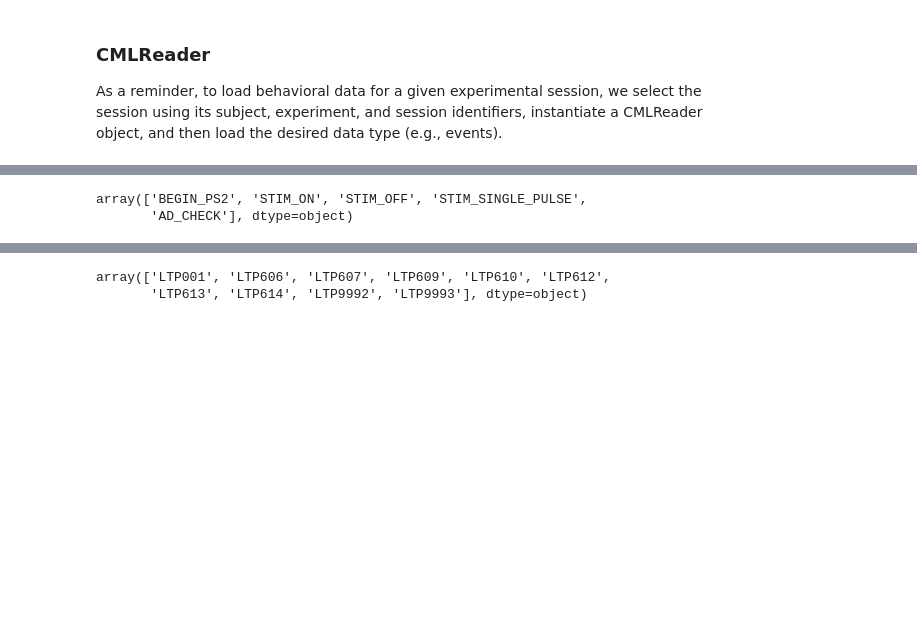
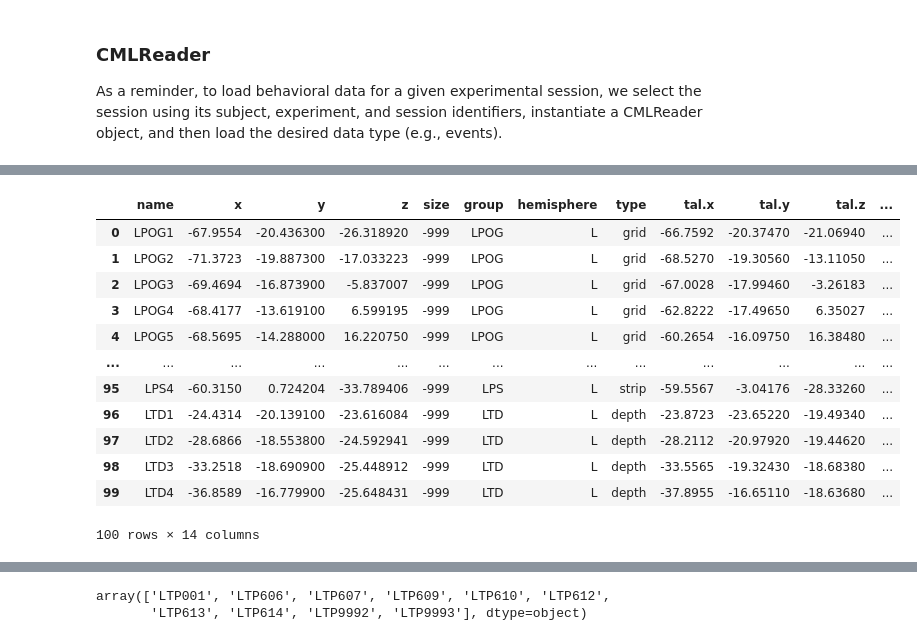
Before and after one commit to pennmem/EEGLoaderQualityCheck, a Jupyter notebook: OpenBIDS/Introduction_Draft_Loading_OpenBids_CMLReaders.ipynb, the cells around one changed output, grey strips where cells are left out. Saved outputs shown, nothing was run; the diff lists cells and outputs as text; code cells hidden in the pictures; blank space fills up the shorter version.

```diff
--- a/OpenBIDS/Introduction_Draft_Loading_OpenBids_CMLReaders.ipynb
+++ b/OpenBIDS/Introduction_Draft_Loading_OpenBids_CMLReaders.ipynb
@@ -65,5 +78,39 @@ Index(['eegoffset', 'ad_observed', 'eegfile', 'exp_version', 'experiment',
-# %%
-evs_PS2["type"].unique()
-# %% [output]
-array(['BEGIN_PS2', 'STIM_ON', 'STIM_OFF', 'STIM_SINGLE_PULSE',
-       'AD_CHECK'], dtype=object)
+# %%
+root = "/data/LTP_BIDS/FR1"
+
+base = BIDSPath(
+    subject="R1111M",
+    session="0",
+    task="FR1",
+    datatype="ieeg",
+    root=root,
+    check=False
+)
+
+
+# print(bp.fpath)
+# electrodes
+elec = pd.read_csv(
+    base.copy().update(
+        suffix="electrodes",
+        extension=".tsv",
+        space="MNI152NLin6ASym"
+    ).fpath,
+    sep="\t"
+)
+
+elec
+# %% [output]
+|  | name | x | y | z | size | group | hemisphere | type | tal.x | tal.y | tal.z | ... |
+| 0 | LPOG1 | -67.9554 | -20.436300 | -26.318920 | -999 | LPOG | L | grid | -66.7592 | -20.37470 | -21.06940 | ... |
+| 1 | LPOG2 | -71.3723 | -19.887300 | -17.033223 | -999 | LPOG | L | grid | -68.5270 | -19.30560 | -13.11050 | ... |
+| 2 | LPOG3 | -69.4694 | -16.873900 | -5.837007 | -999 | LPOG | L | grid | -67.0028 | -17.99460 | -3.26183 | ... |
+| 3 | LPOG4 | -68.4177 | -13.619100 | 6.599195 | -999 | LPOG | L | grid | -62.8222 | -17.49650 | 6.35027 | ... |
+| 4 | LPOG5 | -68.5695 | -14.288000 | 16.220750 | -999 | LPOG | L | grid | -60.2654 | -16.09750 | 16.38480 | ... |
+| ... | ... | ... | ... | ... | ... | ... | ... | ... | ... | ... | ... | ... |
+| 95 | LPS4 | -60.3150 | 0.724204 | -33.789406 | -999 | LPS | L | strip | -59.5567 | -3.04176 | -28.33260 | ... |
+| 96 | LTD1 | -24.4314 | -20.139100 | -23.616084 | -999 | LTD | L | depth | -23.8723 | -23.65220 | -19.49340 | ... |
+| 97 | LTD2 | -28.6866 | -18.553800 | -24.592941 | -999 | LTD | L | depth | -28.2112 | -20.97920 | -19.44620 | ... |
+| 98 | LTD3 | -33.2518 | -18.690900 | -25.448912 | -999 | LTD | L | depth | -33.5565 | -19.32430 | -18.68380 | ... |
+| 99 | LTD4 | -36.8589 | -16.779900 | -25.648431 | -999 | LTD | L | depth | -37.8955 | -16.65110 | -18.63680 | ... |
+100 rows × 14 columns
```
Also changed, not shown: parts of 15 cells of this notebook, 2 other files.
